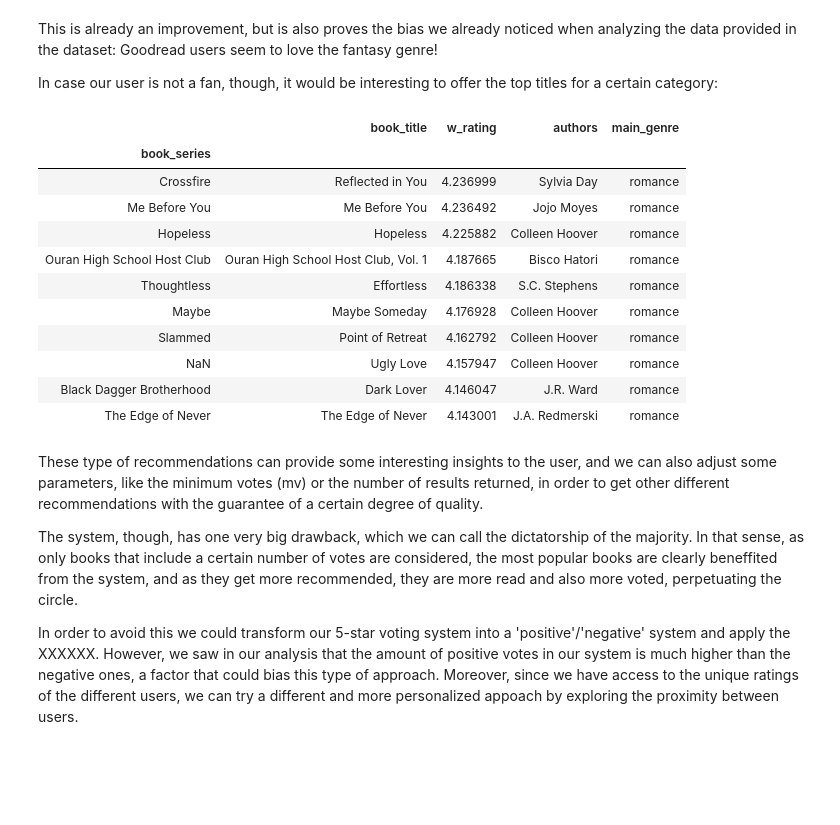
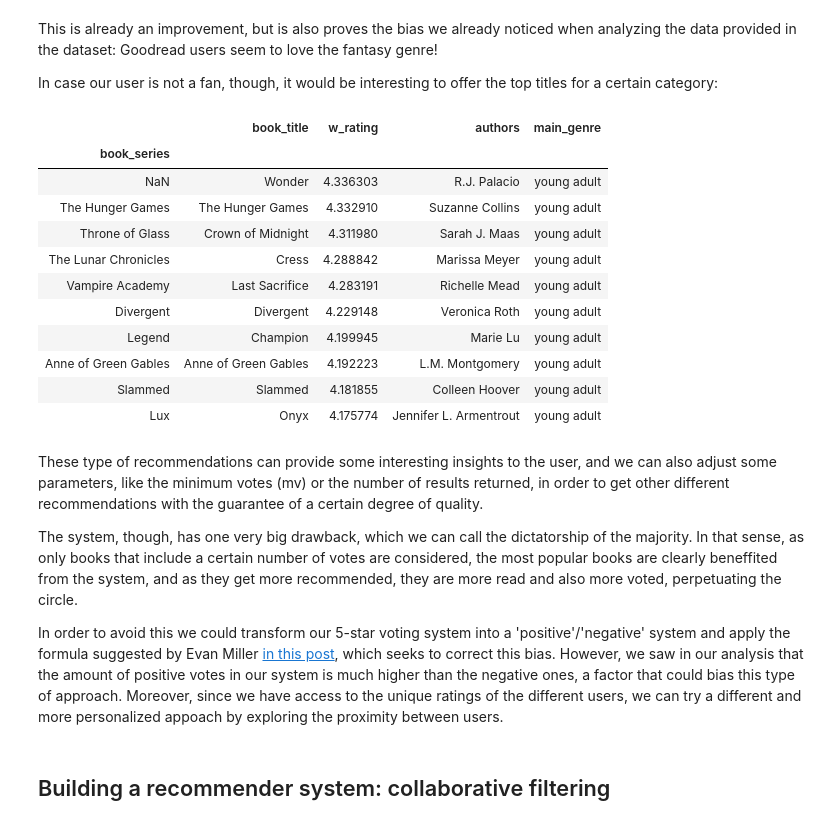
Before and after one commit to ta-data-bcn/Project-Week-8-Final-Project, a Jupyter notebook: An approach to book recommendations.ipynb, the cells around one changed output. Cells and saved outputs as stored; diff of their text form; code cells hidden in the pictures; blank space fills up the shorter version.

Commit message:
add all project files, book_distance missing

```diff
--- a/An approach to book recommendations.ipynb
+++ b/An approach to book recommendations.ipynb
@@ -191,18 +378,22 @@ def w_rating(row, mv, mr):
 # Create a function to calculate a recommendation for all genres
 def basic_recommendation(dataset, mv, mr):
     books_to_evaluate = dataset.copy()
+
+    ## Choose the subset of books to evaluate
     books_to_evaluate = books_to_evaluate[books_to_evaluate.work_ratings_count >= mv]
+
+    ## Calculate weighted rating and order the list of recommended books by that value
     books_to_evaluate['w_rating'] = books_to_evaluate.apply(lambda x : w_rating(x, mv, mr), axis=1)
     books_to_evaluate = books_to_evaluate.sort_values(by='w_rating', ascending=False)
     return books_to_evaluate[['book_title','book_series','w_rating', 'authors', 'main_genre']].set_index('book_series')
 
 
 ##Set main parameters
-all_books = pd.read_csv('datasets/work_datasets/books_with_category.csv')
-mv = all_books['work_ratings_count'].quantile(0.90)
-mr = all_books['average_rating'].mean()
+all_books_cat = pd.read_csv('datasets/work_datasets/books_with_category.csv')
+mv = all_books_cat['work_ratings_count'].quantile(0.90)
+mr = all_books_cat['average_rating'].mean()
 
-general_recommendations = basic_recommendation(all_books, mv, mr)
+general_recommendations = basic_recommendation(all_books_cat, mv, mr)
 general_recommendations.head(10)
 # %% [output]
 |  | book_title | w_rating | authors | main_genre |
@@ -254,36 +451,44 @@ In case our user is not a fan, though, it would be interesting to offer the top
 # %%
 # Modify the function to include category
 def recommendation_with_category(dataset, mv, mr, genre=None):
     if genre ==None:
         books_to_evaluate = dataset.copy()
     else:
         books_to_evaluate = dataset.copy()
         books_to_evaluate = books_to_evaluate[books_to_evaluate.main_genre == genre]
+
+    ## Choose the subset of books to evaluate
     books_to_evaluate = books_to_evaluate[books_to_evaluate.work_ratings_count >= mv]
+
+    ## Calculate weighted rating and order the list of recommended books by that value
     books_to_evaluate['w_rating'] = books_to_evaluate.apply(lambda x : w_rating(x, mv, mr), axis=1)
     books_to_evaluate = books_to_evaluate.sort_values(by='w_rating', ascending=False)
+
+    ## Take out from the dataframe books from the same series, keeping only the highest rated one
     grouped = books_to_evaluate[['book_title','book_series','w_rating', 'authors', 'main_genre']].set_index('book_series')
     grouped = grouped.loc[~grouped.index.duplicated(keep='first')]
     return grouped
 
-recommendations_sci_fi = recommendation_with_category(all_books, mv, mr, 'romance')
-recommendations_sci_fi.head(10)
+recommendations_young_adult = recommendation_with_category(all_books_cat, mv, mr, 'young adult')
+recommendations_young_adult.head(10)
 # %% [output]
 |  | book_title | w_rating | authors | main_genre |
 | book_series |  |  |  |  |
-| Crossfire | Reflected in You | 4.236999 | Sylvia Day | romance |
-| Me Before You | Me Before You | 4.236492 | Jojo Moyes | romance |
-| Hopeless | Hopeless | 4.225882 | Colleen Hoover | romance |
-| Ouran High School Host Club | Ouran High School Host Club, Vol. 1 | 4.187665 | Bisco Hatori | romance |
-| Thoughtless | Effortless | 4.186338 | S.C. Stephens | romance |
-| Maybe | Maybe Someday | 4.176928 | Colleen Hoover | romance |
-| Slammed | Point of Retreat | 4.162792 | Colleen Hoover | romance |
-| NaN | Ugly Love | 4.157947 | Colleen Hoover | romance |
-| Black Dagger Brotherhood | Dark Lover | 4.146047 | J.R. Ward | romance |
-| The Edge of Never | The Edge of Never | 4.143001 | J.A. Redmerski | romance |
+| NaN | Wonder | 4.336303 | R.J. Palacio | young adult |
+| The Hunger Games | The Hunger Games | 4.332910 | Suzanne Collins | young adult |
+| Throne of Glass | Crown of Midnight | 4.311980 | Sarah J. Maas | young adult |
+| The Lunar Chronicles | Cress | 4.288842 | Marissa Meyer | young adult |
+| Vampire Academy | Last Sacrifice | 4.283191 | Richelle Mead | young adult |
+| Divergent | Divergent | 4.229148 | Veronica Roth | young adult |
+| Legend | Champion | 4.199945 | Marie Lu | young adult |
+| Anne of Green Gables | Anne of Green Gables | 4.192223 | L.M. Montgomery | young adult |
+| Slammed | Slammed | 4.181855 | Colleen Hoover | young adult |
+| Lux | Onyx | 4.175774 | Jennifer L. Armentrout | young adult |
 # %% [markdown]
 These type of recommendations can provide some interesting insights to the user, and we can also adjust some parameters, like the minimum votes (mv) or the number of results returned, in order to get other different recommendations with the guarantee of a certain degree of quality.
 
 The system, though, has one very big drawback, which we can call the dictatorship of the majority. In that sense, as only books that include a certain number of votes are considered, the most popular books are clearly beneffited from the system, and as they get more recommended, they are more read and also more voted, perpetuating the circle.
 
-In order to avoid this we could transform our 5-star voting system into a 'positive'/'negative' system and apply the XXXXXX. However, we saw in our analysis that the amount of positive votes in our system is much higher than the negative ones, a factor that could bias this type of approach. Moreover, since we have access to the unique ratings of the different users, we can try a different and more personalized appoach by exploring the proximity between users.
+In order to avoid this we could transform our 5-star voting system into a 'positive'/'negative' system and apply the formula suggested by Evan Miller [in this post](http://https://www.evanmiller.org/how-not-to-sort-by-average-rating.html/), which seeks to correct this bias. However, we saw in our analysis that the amount of positive votes in our system is much higher than the negative ones, a factor that could bias this type of approach. Moreover, since we have access to the unique ratings of the different users, we can try a different and more personalized appoach by exploring the proximity between users.
+# %% [markdown]
+## Building a recommender system: collaborative filtering
```
Also changed, not shown: parts of 73 cells of this notebook, 13 other files.
